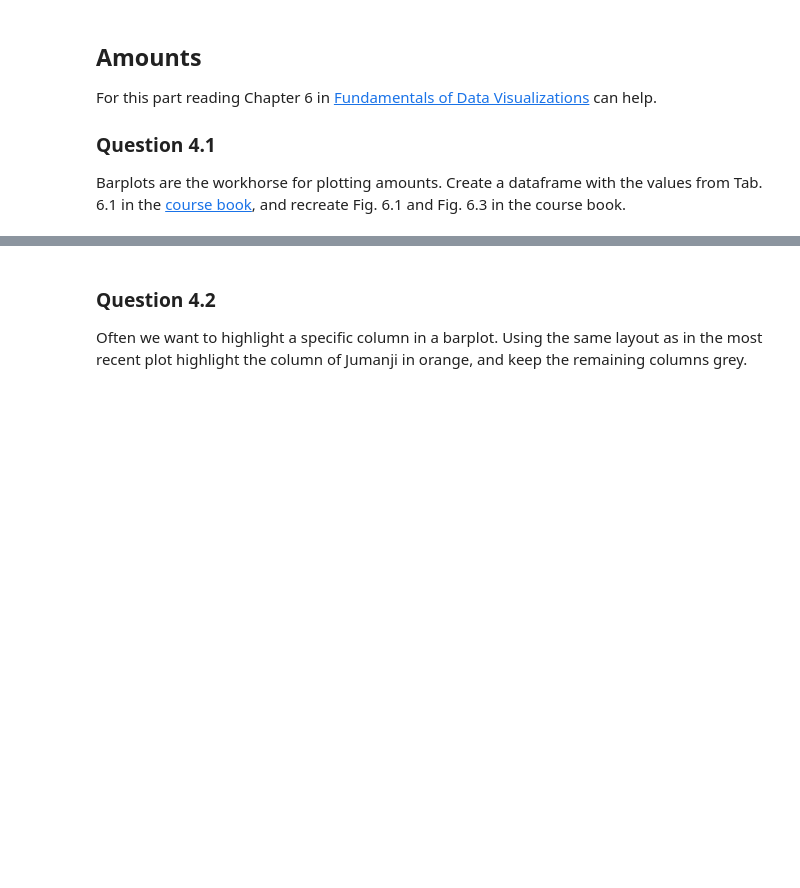
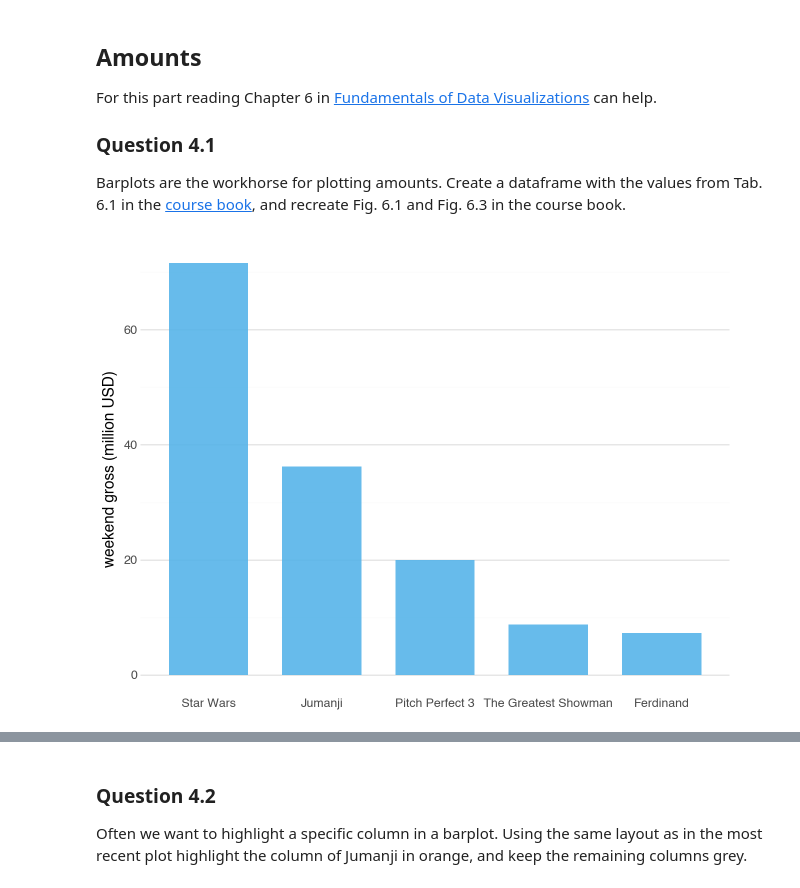
Before and after one commit to Salabud/MVE080-grp10, a Jupyter notebook: Homework1_2025.ipynb, the cells around one changed output, grey strips where cells are left out. Saved outputs shown, nothing was run; the diff lists cells and outputs as text; code cells hidden in the pictures; blank space fills up the shorter version.

```diff
--- a/Homework1_2025.ipynb
+++ b/Homework1_2025.ipynb
@@ -406,0 +401,27 @@ Barplots are the workhorse for plotting amounts. Create a dataframe with the val
+# %%
+# Insert code here for Fig. 6.1
+df = pd.DataFrame({"Rank" : [1, 2, 3, 4, 5],
+                   "Title" : ["Star Wars",
+                              "Jumanji",
+                              "Pitch Perfect 3",
+                              "The Greatest Showman",
+                              "Ferdinand"],
+                   "Weekend gross" : [71.565498, 36.169328, 19.928525, 8.805843, 7.316746]})
+
+fig6_1 = (
+    ggplot(df, aes(x="factor(Rank)", y="Weekend gross"))
+    + geom_col(fill=cbPalette[1], width=0.7, alpha=0.9)
+    + labs(
+        x="",
+        y="weekend gross (million USD)",
+    )
+    + scale_x_discrete(labels=df["Title"].tolist())
+    + theme_minimal()
+    + theme(
+        panel_grid_major_x=element_blank()
+    )
+)
+fig6_1
+# Remember to print the visual
+# %% [output]
+[figure, added]
```
Also changed, not shown: parts of 18 cells of this notebook.
